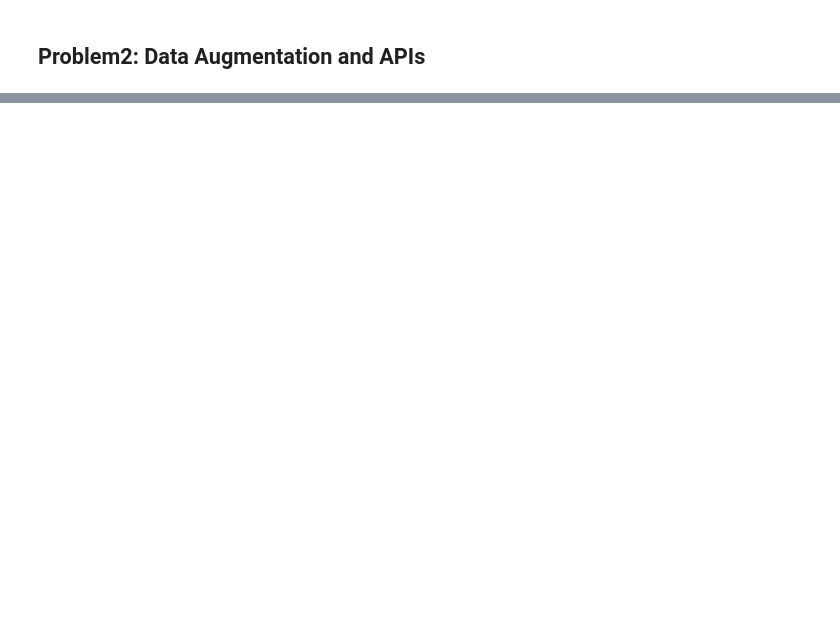
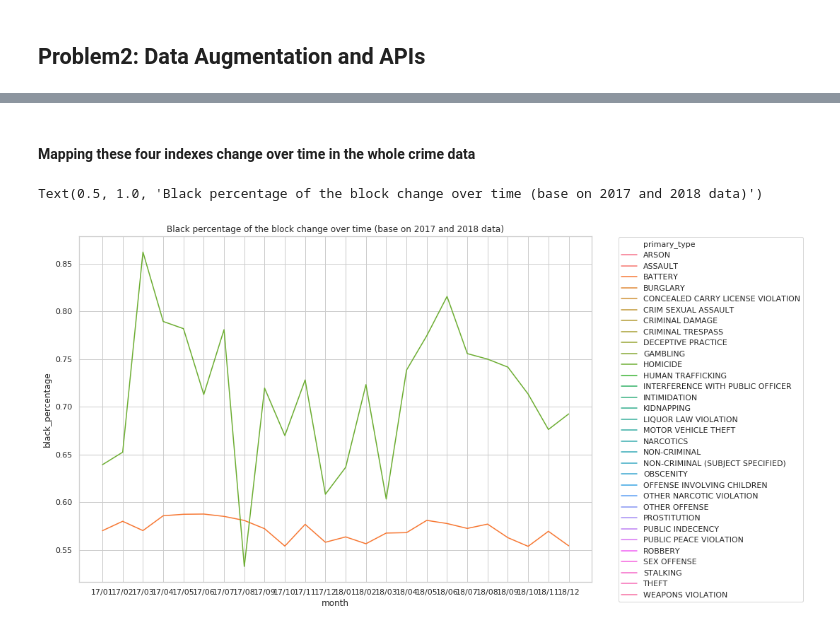
Before and after one commit to pengwei715/Machine-Learning-Projects, a Jupyter notebook: hw1/homework_1.ipynb, the cells around one changed output, grey strips where cells are left out. Cells and saved outputs as stored; diff of their text form; code cells hidden in the pictures; blank space fills up the shorter version.

```diff
--- a/hw1/homework_1.ipynb
+++ b/hw1/homework_1.ipynb
@@ -162,0 +184,8 @@ graph.show()
+# %%
+acs = p2.get_acs_data()
+acs['black_percentage'] = acs.population_black_alone/ acs.population
+acs['white_percentage'] = acs.population_white_alone/ acs.population
+acs['high_school_percentage'] = acs.education_high_school/ acs.population
+geo_crime = nbhds.convert_to_geodf(crime_com,'longitude','latitude')
+acs_block = p2.link_block(acs)
+total_res = p2.link_crime_acs(geo_crime, acs_block)
@@ -162,0 +194,7 @@ graph.show()
+# %%
+useful_cols = ['block','case_number','community_area','date','primary_type','year',
+              'coordinates', 'population','population_white_alone','population_black_alone'
+              ,'education_high_school','total_income','black_percentage','white_percentage',
+              'high_school_percentage','geoid','community']
+total = total_res[useful_cols]
+total.head(5)
@@ -162,0 +227,6 @@ graph.show()
+# %%
+battery = total[total.primary_type == 'BATTERY']
+battery[['black_percentage',
+     'white_percentage',
+     'high_school_percentage',
+     'total_income']].describe()
@@ -162,0 +254,6 @@ graph.show()
+# %%
+homicide = total[total.primary_type == 'HOMICIDE']
+homicide[['black_percentage',
+     'white_percentage',
+     'high_school_percentage',
+     'total_income']].describe()
@@ -162,0 +277,19 @@ graph.show()
+# %% [markdown]
+#### Mapping these four indexes change over time in the whole crime data
+# %%
+two_types = [homicide, battery]
+homi_bat = pd.concat(two_types)
+homi_bat['month'] = homi_bat.date.dt.strftime('%y/%m')
+groups = homi_bat.groupby([homi_bat.month, homi_bat.primary_type])\
+        ['black_percentage'].mean().reset_index(name='black_percentage')
+piv = groups.pivot(index='month', columns='primary_type', values='black_percentage')\
+         .unstack().reset_index(name='black_percentage')
+fig, ax = plt.subplots()
+fig.set_size_inches(13, 9)
+ax = sns.lineplot(x="month", y="black_percentage", hue="primary_type",legend='brief',
+                  style ="primary_type", data = piv, dashes =False)
+ax.legend(bbox_to_anchor=(1.05, 1), loc=2, borderaxespad=0.1)
+ax.set_title('Black percentage of the block change over time (base on 2017 and 2018 data)')
+# %% [output]
+Text(0.5, 1.0, 'Black percentage of the block change over time (base on 2017 and 2018 data)')
+[figure, added]
```
Also changed, not shown: parts of 55 cells of this notebook, 2 other files.
